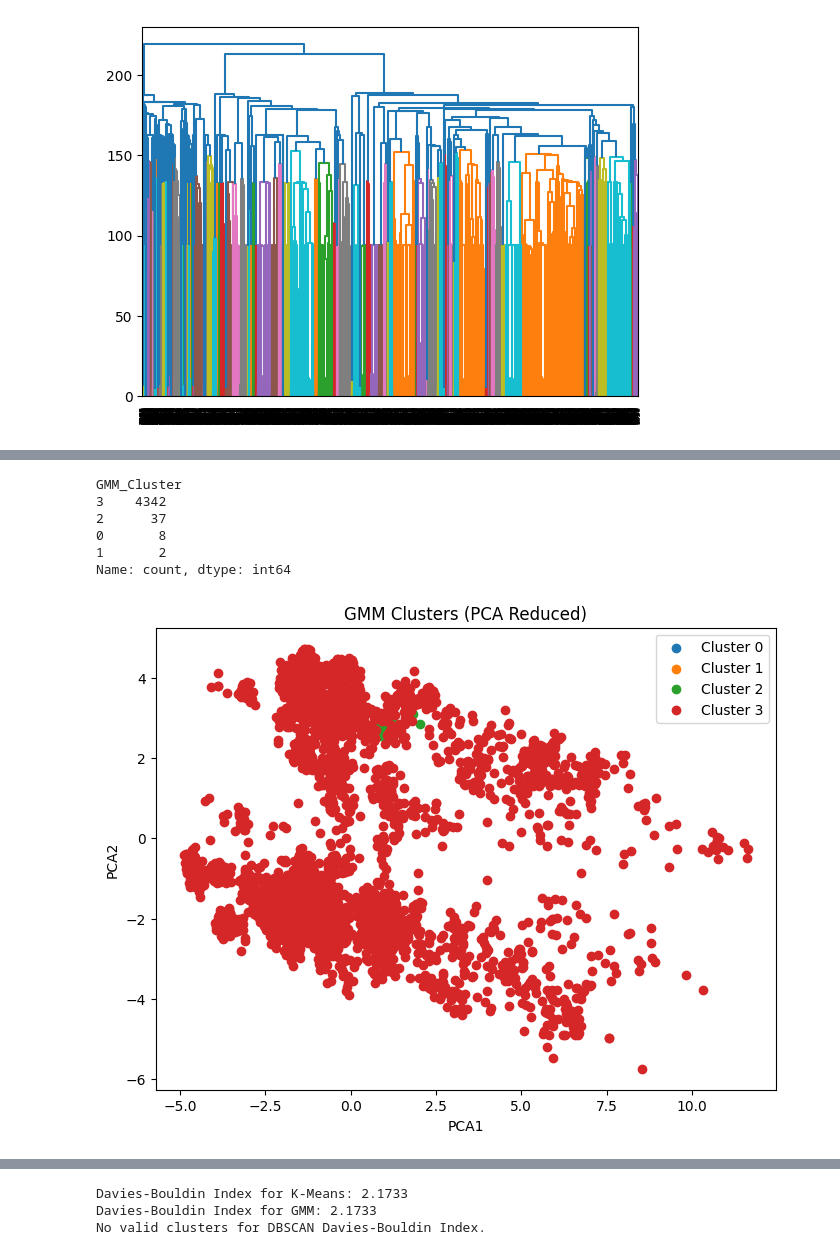
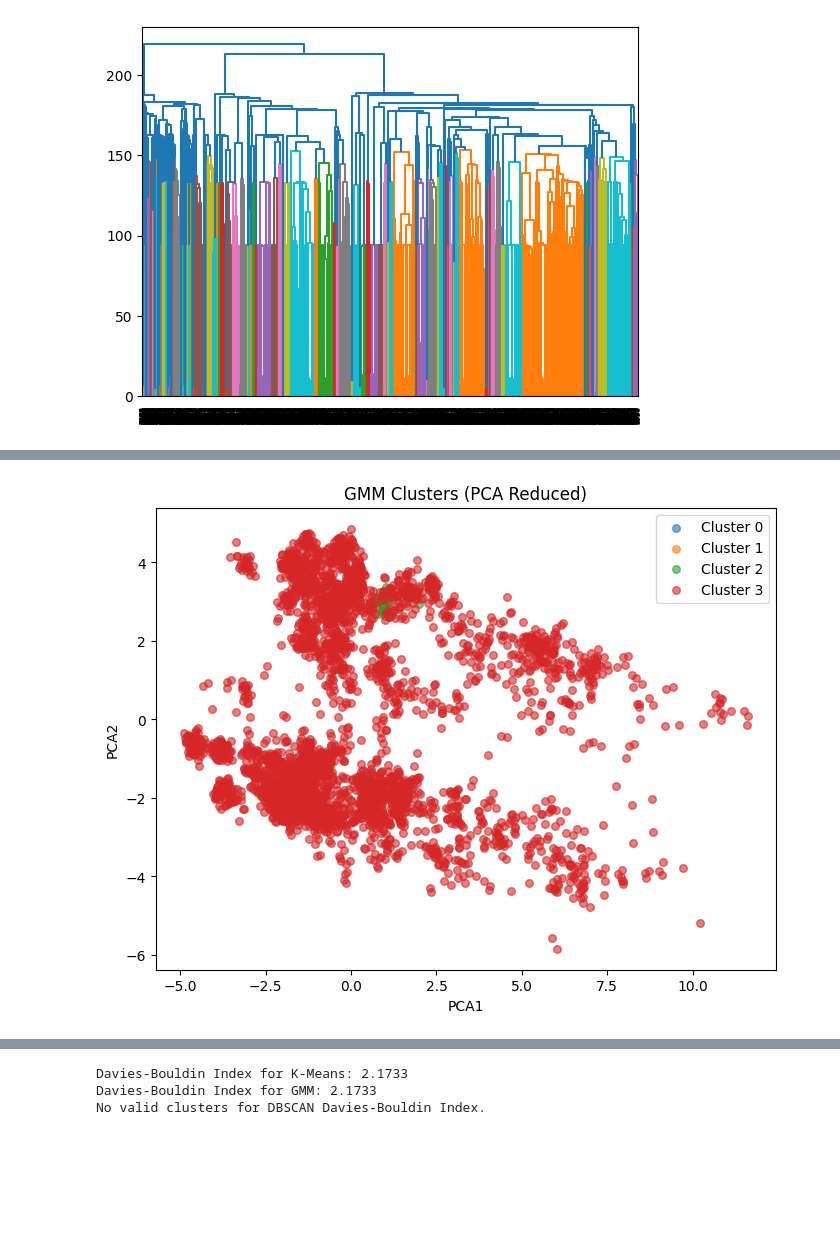
Before and after one commit to Saikumars15/customer-segmentation-unsupervised-saikumar, a Jupyter notebook: Notebooks/05_model_comparison.ipynb, the cells around one changed output, grey strips where cells are left out. Drawn from its saved outputs; the diff is of its cells as text; code cells hidden in the pictures; blank space fills up the shorter version.

```diff
--- a/Notebooks/05_model_comparison.ipynb
+++ b/Notebooks/05_model_comparison.ipynb
@@ -417,21 +382,3 @@ dendrogram(linked)
 plt.show()
 # %% [output]
 [figure]
-# %%
-#Clustering Analysis using DBSCAN
-dbscan = DBSCAN(eps=0.5, min_samples=5)
-df['DBSCAN_Cluster'] = dbscan.fit_predict(scaled_data)
-
-# Display cluster counts (including noise as -1)
-print(df['DBSCAN_Cluster'].value_counts())
-
-# Visualize DBSCAN clusters using existing PCA components
-plt.figure(figsize=(8, 6))
-for cluster in sorted(set(df['DBSCAN_Cluster'])):
-    cluster_data = df[df['DBSCAN_Cluster'] == cluster]
-    plt.scatter(cluster_data['PCA1'], cluster_data['PCA2'], label=f'Cluster {cluster}' if cluster != -1 else 'Noise')
-plt.title('DBSCAN Clusters (PCA Reduced)')
-plt.xlabel('PCA1')
-plt.ylabel('PCA2')
-plt.legend()
-plt.show()
@@ -443,32 +385,32 @@ Name: count, dtype: int64
-# %%
-#Clustering Analysis using Gaussian Mixture Models (GMM)
-from sklearn.mixture import GaussianMixture
-
-# Apply Gaussian Mixture Model clustering to the scaled data
-gmm = GaussianMixture(n_components=4, random_state=42)
-df['GMM_Cluster'] = gmm.fit_predict(scaled_data)
-
-# Display cluster counts
-print(df['GMM_Cluster'].value_counts())
-
-# Visualize GMM clusters using existing PCA components
-plt.figure(figsize=(8, 6))
-for cluster in range(4):
-    cluster_data = df[df['GMM_Cluster'] == cluster]
-    plt.scatter(cluster_data['PCA1'], cluster_data['PCA2'], label=f'Cluster {cluster}')
-plt.title('GMM Clusters (PCA Reduced)')
-plt.xlabel('PCA1')
-plt.ylabel('PCA2')
-plt.legend()
-plt.show()
-# %% [output]
-GMM_Cluster
-3    4342
-2      37
-0       8
-1       2
-Name: count, dtype: int64
-[figure, removed]
+# %%
+from sklearn.decomposition import PCA
+from sklearn.mixture import GaussianMixture
+
+import matplotlib.pyplot as plt
+
+# ensure PCA1/PCA2 exist for plotting
+pca = PCA(n_components=2, random_state=42)
+pca_2d = pca.fit_transform(scaled_data)
+df['PCA1'] = pca_2d[:, 0]
+df['PCA2'] = pca_2d[:, 1]
+
+# ensure GMM clustering exists (re-run if needed)
+if 'GMM_Cluster' not in df.columns:
+    gmm = GaussianMixture(n_components=4, random_state=42)
+    df['GMM_Cluster'] = gmm.fit_predict(scaled_data)
+
+plt.figure(figsize=(8, 6))
+for cluster in sorted(df['GMM_Cluster'].unique()):
+    subset = df[df['GMM_Cluster'] == cluster]
+    plt.scatter(subset['PCA1'], subset['PCA2'], label=f'Cluster {cluster}', alpha=0.6, s=30)
+
+plt.title('GMM Clusters (PCA Reduced)')
+plt.xlabel('PCA1')
+plt.ylabel('PCA2')
+plt.legend()
+plt.show()
+# %% [output]
+[figure, added]
 # %%
 #Optimal number of clusters using Elbow Method for K-Means
 from sklearn.cluster import KMeans
```
Also changed, not shown: parts of 12 cells of this notebook, 8 other files.
